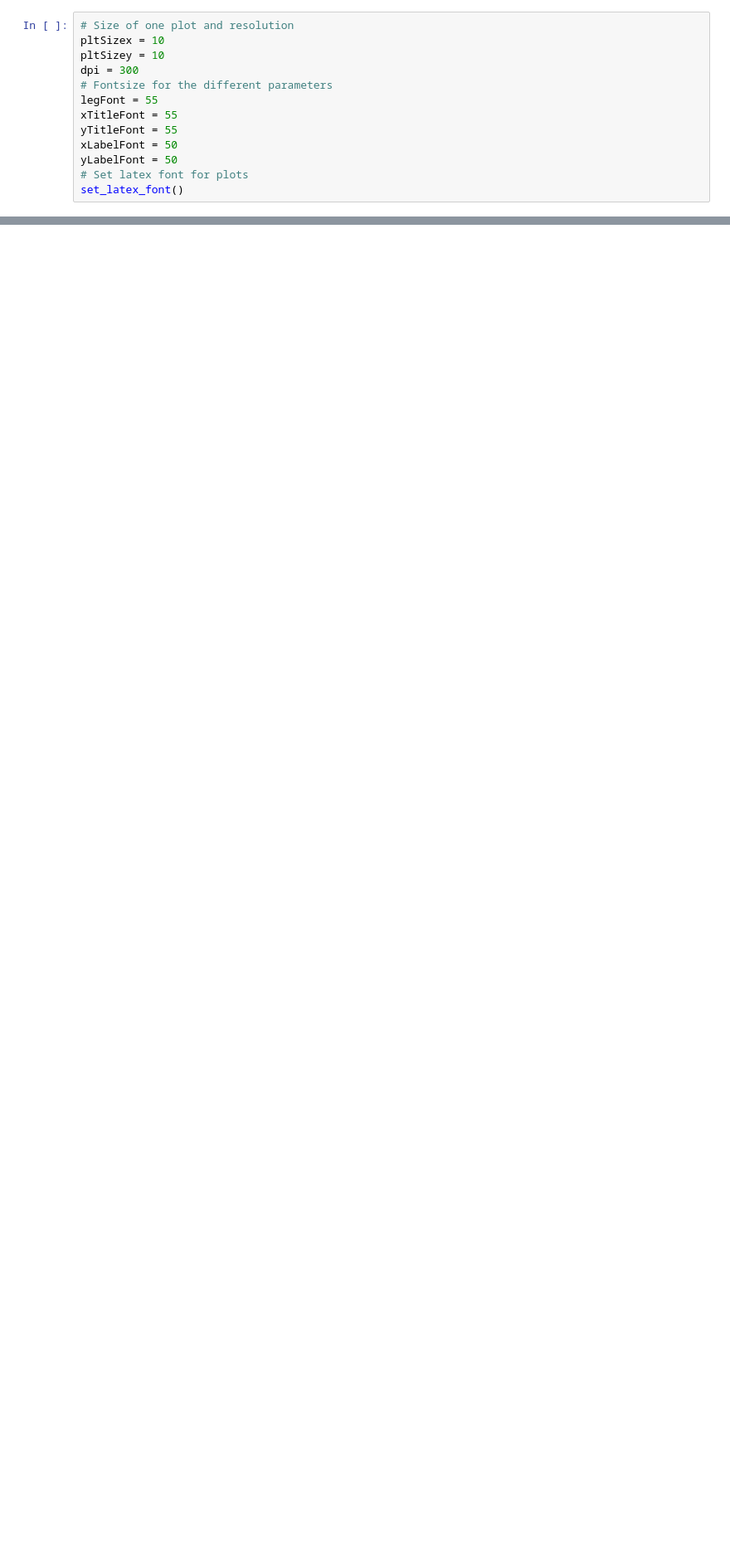
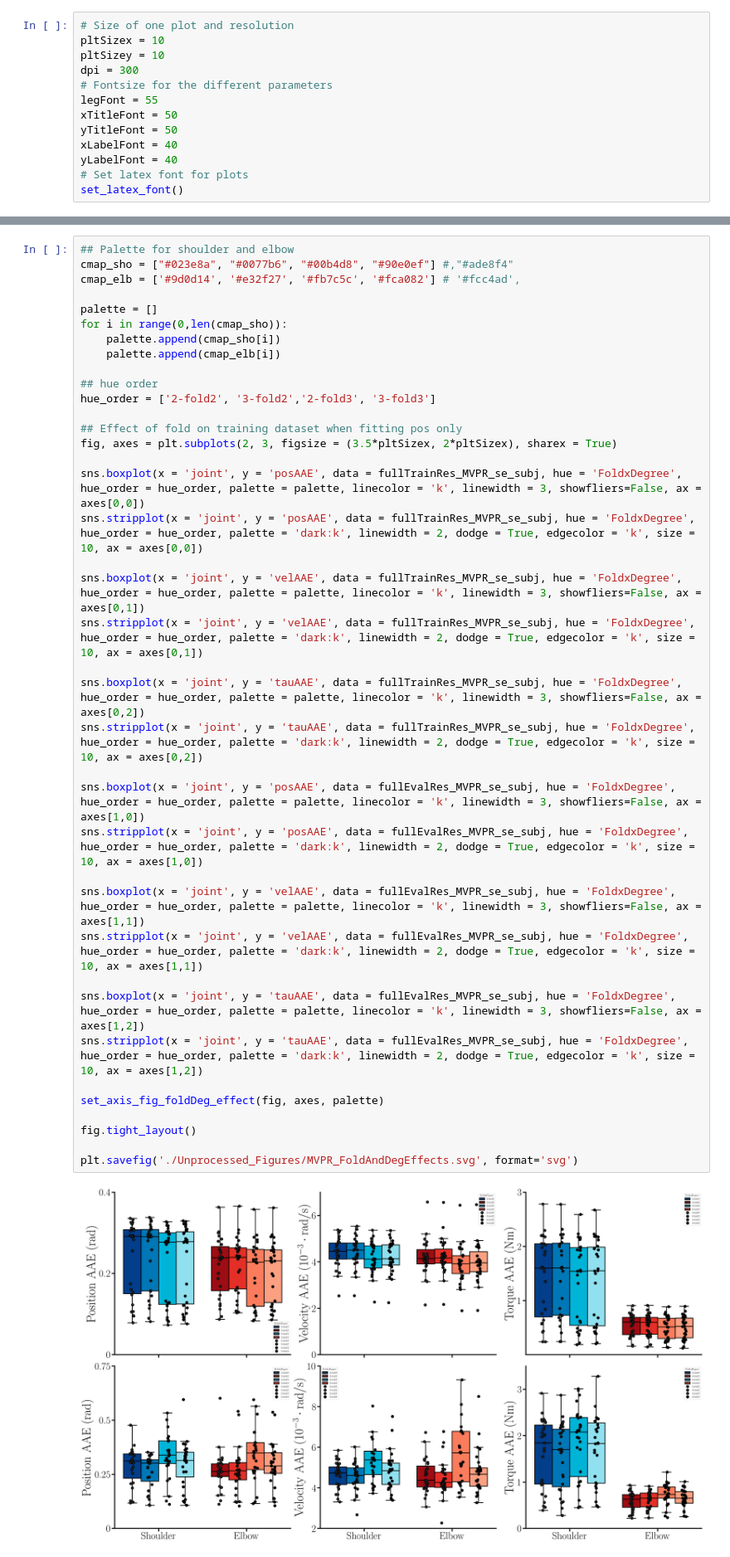
Before and after one commit to Verdel469/JointMisalignmentLearning, a Jupyter notebook: Analysis_MVPR.ipynb, the cells around one changed output, grey strips where cells are left out. Shown at 83% size. Cells and saved outputs as stored; diff of their text form; blank space fills up the shorter version.

Commit message:
finished first batch of analysis for MVLR and MVPR

```diff
--- a/Analysis_MVPR.ipynb
+++ b/Analysis_MVPR.ipynb
@@ -14,9 +15,9 @@ pltSizey = 10
 dpi = 300
 # Fontsize for the different parameters
 legFont = 55
-xTitleFont = 55
-yTitleFont = 55
-xLabelFont = 50
-yLabelFont = 50
+xTitleFont = 50
+yTitleFont = 50
+xLabelFont = 40
+yLabelFont = 40
 # Set latex font for plots
 set_latex_font()
@@ -42,0 +173,41 @@ evalRes_MVPR_e_deg3 = evalRes_MVPR_e[evalRes_MVPR_e['degree'] == 3]
+# %%
+## Palette for shoulder and elbow
+cmap_sho = ["#023e8a", "#0077b6", "#00b4d8", "#90e0ef"] #,"#ade8f4"
+cmap_elb = ['#9d0d14', '#e32f27', '#fb7c5c', '#fca082'] # '#fcc4ad',
+
+palette = []
+for i in range(0,len(cmap_sho)):
+    palette.append(cmap_sho[i])
+    palette.append(cmap_elb[i])
+
+## hue order
+hue_order = ['2-fold2', '3-fold2','2-fold3', '3-fold3']
+
+## Effect of fold on training dataset when fitting pos only
+fig, axes = plt.subplots(2, 3, figsize = (3.5*pltSizex, 2*pltSizex), sharex = True)
+
+sns.boxplot(x = 'joint', y = 'posAAE', data = fullTrainRes_MVPR_se_subj, hue = 'FoldxDegree', hue_order = hue_order, palette = palette, linecolor = 'k', linewidth = 3, showfliers=False, ax = axes[0,0])
+sns.stripplot(x = 'joint', y = 'posAAE', data = fullTrainRes_MVPR_se_subj, hue = 'FoldxDegree', hue_order = hue_order, palette = 'dark:k', linewidth = 2, dodge = True, edgecolor = 'k', size = 10, ax = axes[0,0])
+
+sns.boxplot(x = 'joint', y = 'velAAE', data = fullTrainRes_MVPR_se_subj, hue = 'FoldxDegree', hue_order = hue_order, palette = palette, linecolor = 'k', linewidth = 3, showfliers=False, ax = axes[0,1])
+sns.stripplot(x = 'joint', y = 'velAAE', data = fullTrainRes_MVPR_se_subj, hue = 'FoldxDegree', hue_order = hue_order, palette = 'dark:k', linewidth = 2, dodge = True, edgecolor = 'k', size = 10, ax = axes[0,1])
+
+sns.boxplot(x = 'joint', y = 'tauAAE', data = fullTrainRes_MVPR_se_subj, hue = 'FoldxDegree', hue_order = hue_order, palette = palette, linecolor = 'k', linewidth = 3, showfliers=False, ax = axes[0,2])
+sns.stripplot(x = 'joint', y = 'tauAAE', data = fullTrainRes_MVPR_se_subj, hue = 'FoldxDegree', hue_order = hue_order, palette = 'dark:k', linewidth = 2, dodge = True, edgecolor = 'k', size = 10, ax = axes[0,2])
+
+sns.boxplot(x = 'joint', y = 'posAAE', data = fullEvalRes_MVPR_se_subj, hue = 'FoldxDegree', hue_order = hue_order, palette = palette, linecolor = 'k', linewidth = 3, showfliers=False, ax = axes[1,0])
+sns.stripplot(x = 'joint', y = 'posAAE', data = fullEvalRes_MVPR_se_subj, hue = 'FoldxDegree', hue_order = hue_order, palette = 'dark:k', linewidth = 2, dodge = True, edgecolor = 'k', size = 10, ax = axes[1,0])
+
+sns.boxplot(x = 'joint', y = 'velAAE', data = fullEvalRes_MVPR_se_subj, hue = 'FoldxDegree', hue_order = hue_order, palette = palette, linecolor = 'k', linewidth = 3, showfliers=False, ax = axes[1,1])
+sns.stripplot(x = 'joint', y = 'velAAE', data = fullEvalRes_MVPR_se_subj, hue = 'FoldxDegree', hue_order = hue_order, palette = 'dark:k', linewidth = 2, dodge = True, edgecolor = 'k', size = 10, ax = axes[1,1])
+
+sns.boxplot(x = 'joint', y = 'tauAAE', data = fullEvalRes_MVPR_se_subj, hue = 'FoldxDegree', hue_order = hue_order, palette = palette, linecolor = 'k', linewidth = 3, showfliers=False, ax = axes[1,2])
+sns.stripplot(x = 'joint', y = 'tauAAE', data = fullEvalRes_MVPR_se_subj, hue = 'FoldxDegree', hue_order = hue_order, palette = 'dark:k', linewidth = 2, dodge = True, edgecolor = 'k', size = 10, ax = axes[1,2])
+
+set_axis_fig_foldDeg_effect(fig, axes, palette)
+
+fig.tight_layout()
+
+plt.savefig('./Unprocessed_Figures/MVPR_FoldAndDegEffects.svg', format='svg')
+# %% [output]
+[figure, added]
```
Also changed, not shown: parts of 18 cells of this notebook, 5 other files.
